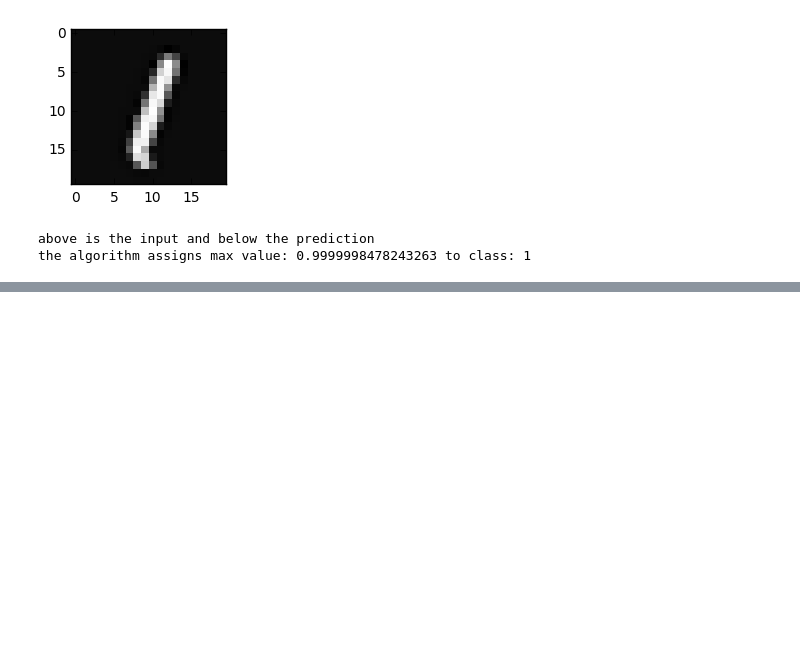
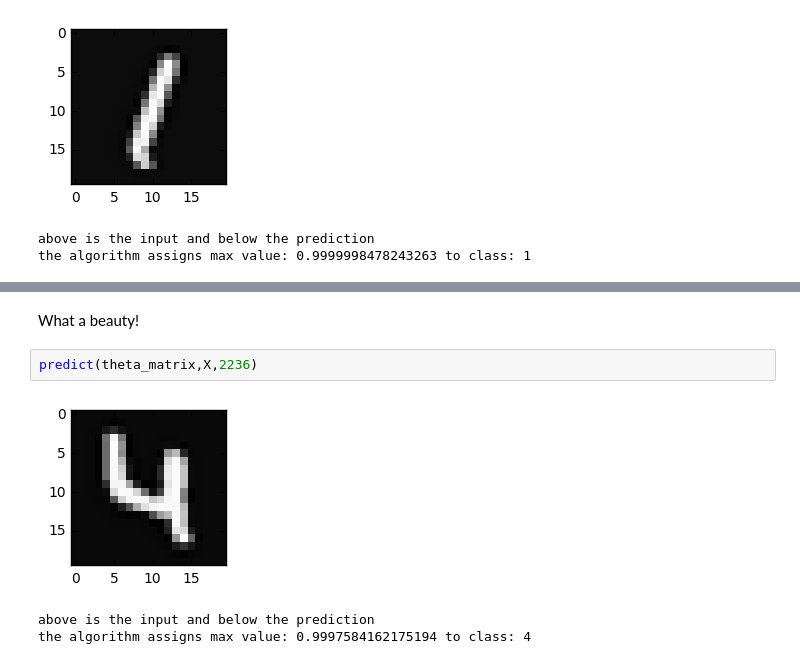
Before and after one commit to gurbraj/ML, a Jupyter notebook: ex3_neural_networks/ex3_neural_networks.ipynb, the cells around one changed output, grey strips where cells are left out. Drawn from its saved outputs; the diff is of its cells as text; blank space fills up the shorter version.

```diff
--- a/ex3_neural_networks/ex3_neural_networks.ipynb
+++ b/ex3_neural_networks/ex3_neural_networks.ipynb
@@ -277,0 +289,8 @@ array([  9.99999848e-01,   1.47550869e-03,   3.69675759e-04,
+# %% [markdown]
+What a beauty!
+# %%
+predict(theta_matrix,X,2236)
+# %% [output]
+[figure, added]
+above is the input and below the prediction
+the algorithm assigns max value: 0.9997584162175194 to class: 4
```
Also changed, not shown: parts of 31 cells of this notebook.
